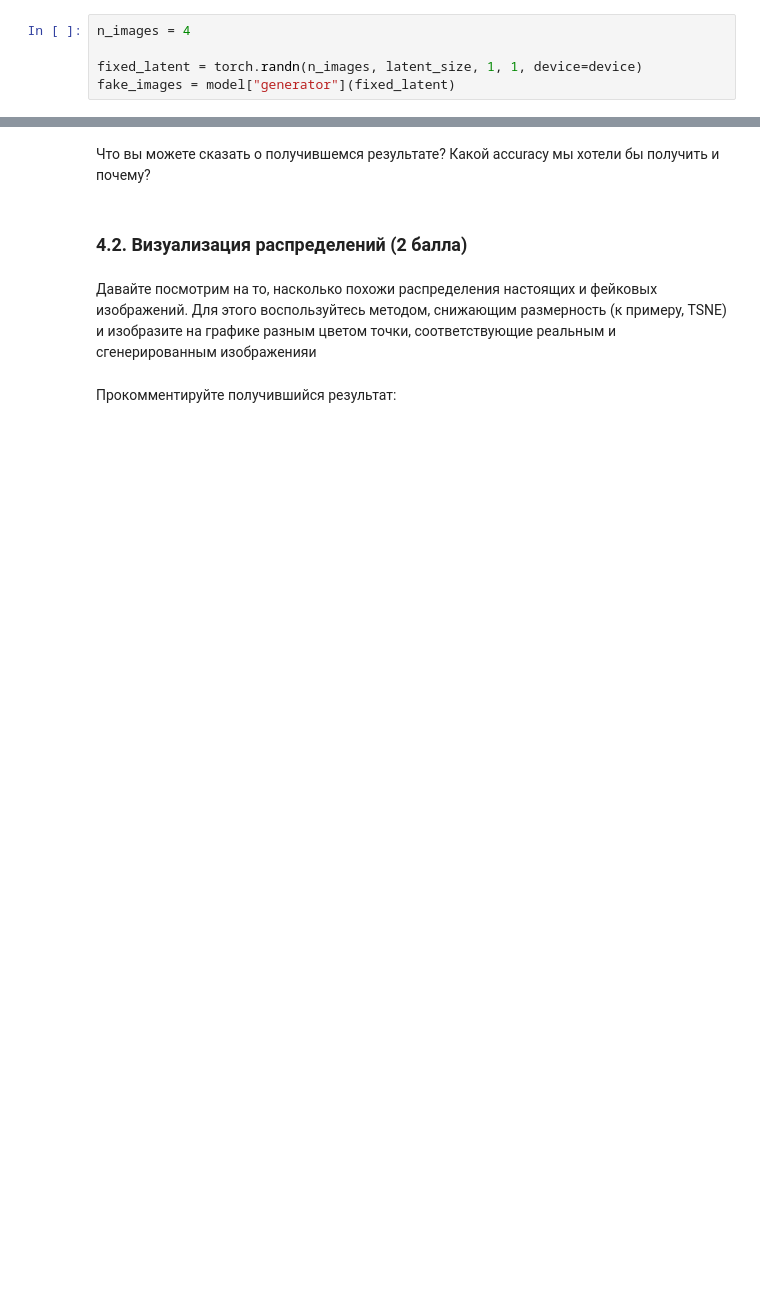
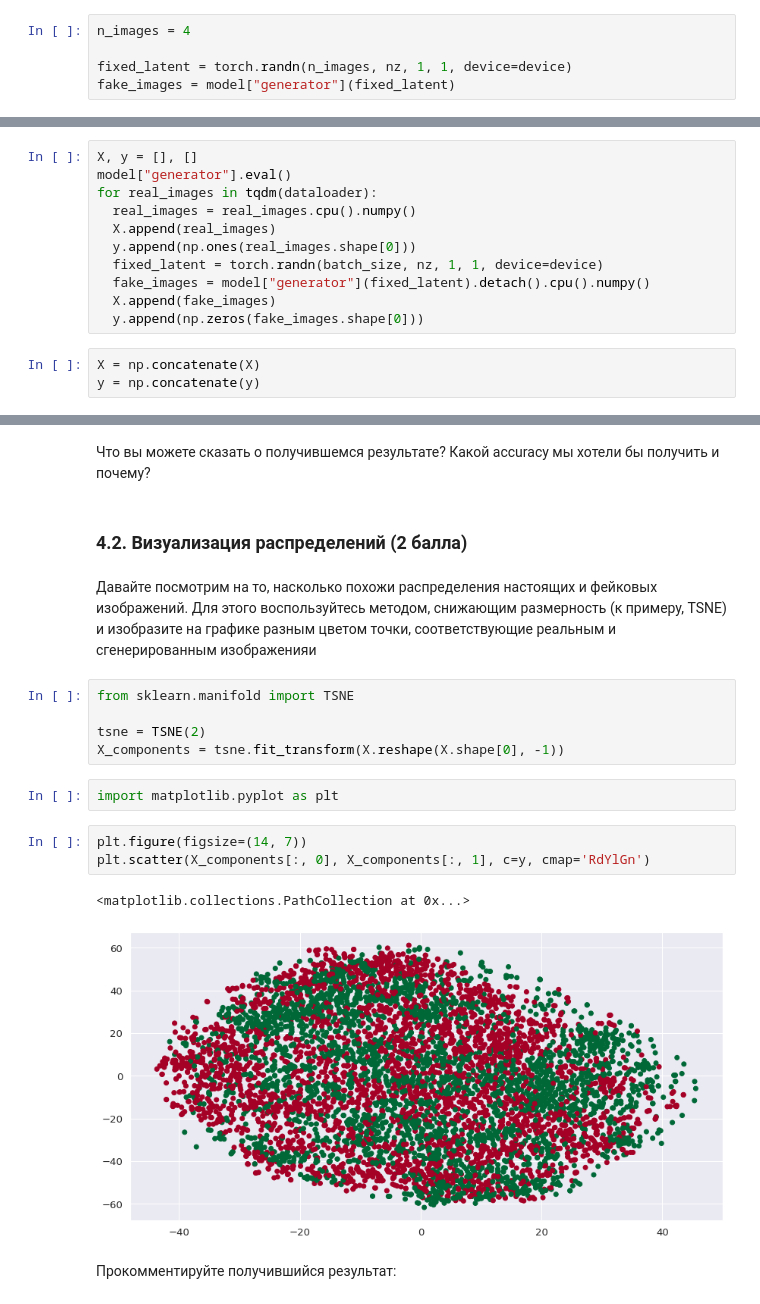
Before and after one commit to iptkachev/dls_part1, a Jupyter notebook: [hw]gan.ipynb, the cells around one changed output, grey strips where cells are left out. Drawn from its saved outputs; the diff is of its cells as text; blank space fills up the shorter version.

```diff
--- a/[hw]gan.ipynb
+++ b/[hw]gan.ipynb
@@ -359,7 +461,7 @@ fit(dataloader, model, criterion, optimizer, epochs)
 # %%
 n_images = 4
 
-fixed_latent = torch.randn(n_images, latent_size, 1, 1, device=device)
+fixed_latent = torch.randn(n_images, nz, 1, 1, device=device)
 fake_images = model["generator"](fixed_latent)
 # %%
 def show_images(generated):
@@ -382,4 +484,18 @@ show_images(fake_images)
 Не всегда бывает удобно оценивать качество сгенерированных картинок глазами. В качестве альтернативы вам предлагается реализовать следующий подход:
   * Сгенерировать столько же фейковых изображений, сколько есть настоящих в обучающей выборке. Присвоить фейковым метку класса 0, настоящим – 1.
   * Построить leave-one-out оценку: обучить 1NN Classifier (`sklearn.neighbors.KNeighborsClassifier(n_neighbors=1)`) предсказывать класс на всех объектах, кроме одного, проверить качество (accuracy) на оставшемся объекте. В этом вам поможет `sklearn.model_selection.LeaveOneOut`
+# %%
+X, y = [], []
+model["generator"].eval()
+for real_images in tqdm(dataloader):
+  real_images = real_images.cpu().numpy()
+  X.append(real_images)
+  y.append(np.ones(real_images.shape[0]))
+  fixed_latent = torch.randn(batch_size, nz, 1, 1, device=device)
+  fake_images = model["generator"](fixed_latent).detach().cpu().numpy()
+  X.append(fake_images)
+  y.append(np.zeros(fake_images.shape[0]))
+# %%
+X = np.concatenate(X)
+y = np.concatenate(y)
 # %%
@@ -405,5 +516,18 @@ for real_images in tqdm(dataloader):
 ### 4.2. Визуализация распределений (2 балла)
 # %% [markdown]
 Давайте посмотрим на то, насколько похожи распределения настоящих и фейковых изображений. Для этого воспользуйтесь методом, снижающим размерность (к примеру, TSNE) и изобразите на графике разным цветом точки, соответствующие реальным и сгенерированным изображенияи
+# %%
+from sklearn.manifold import TSNE
+
+tsne = TSNE(2)
+X_components = tsne.fit_transform(X.reshape(X.shape[0], -1))
+# %%
+import matplotlib.pyplot as plt
+# %%
+plt.figure(figsize=(14, 7))
+plt.scatter(X_components[:, 0], X_components[:, 1], c=y, cmap='RdYlGn')
+# %% [output]
+<matplotlib.collections.PathCollection at 0x...>
+[figure, added]
 # %% [markdown]
 Прокомментируйте получившийся результат:
```
Also changed, not shown: parts of 18 cells of this notebook.
